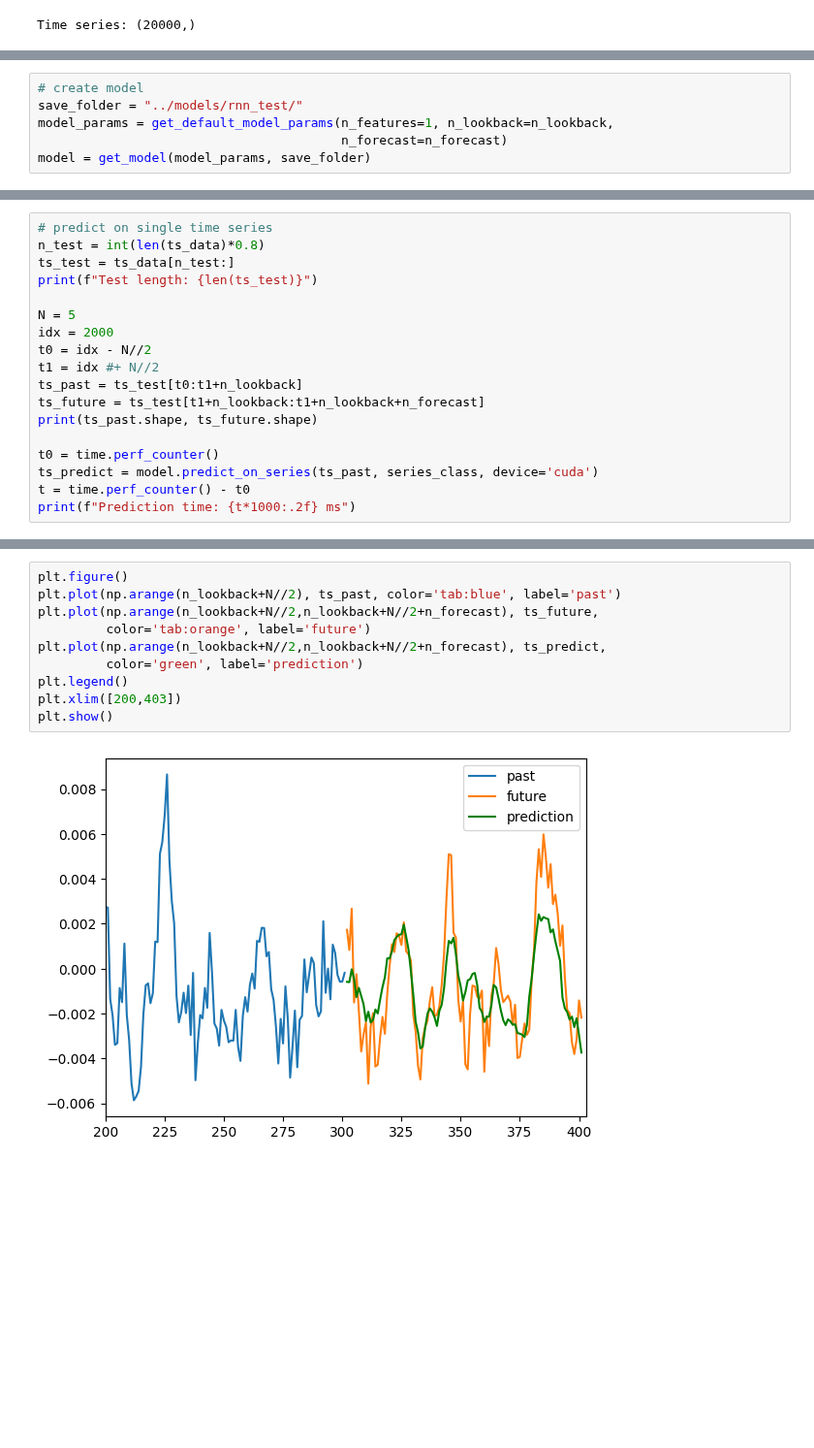
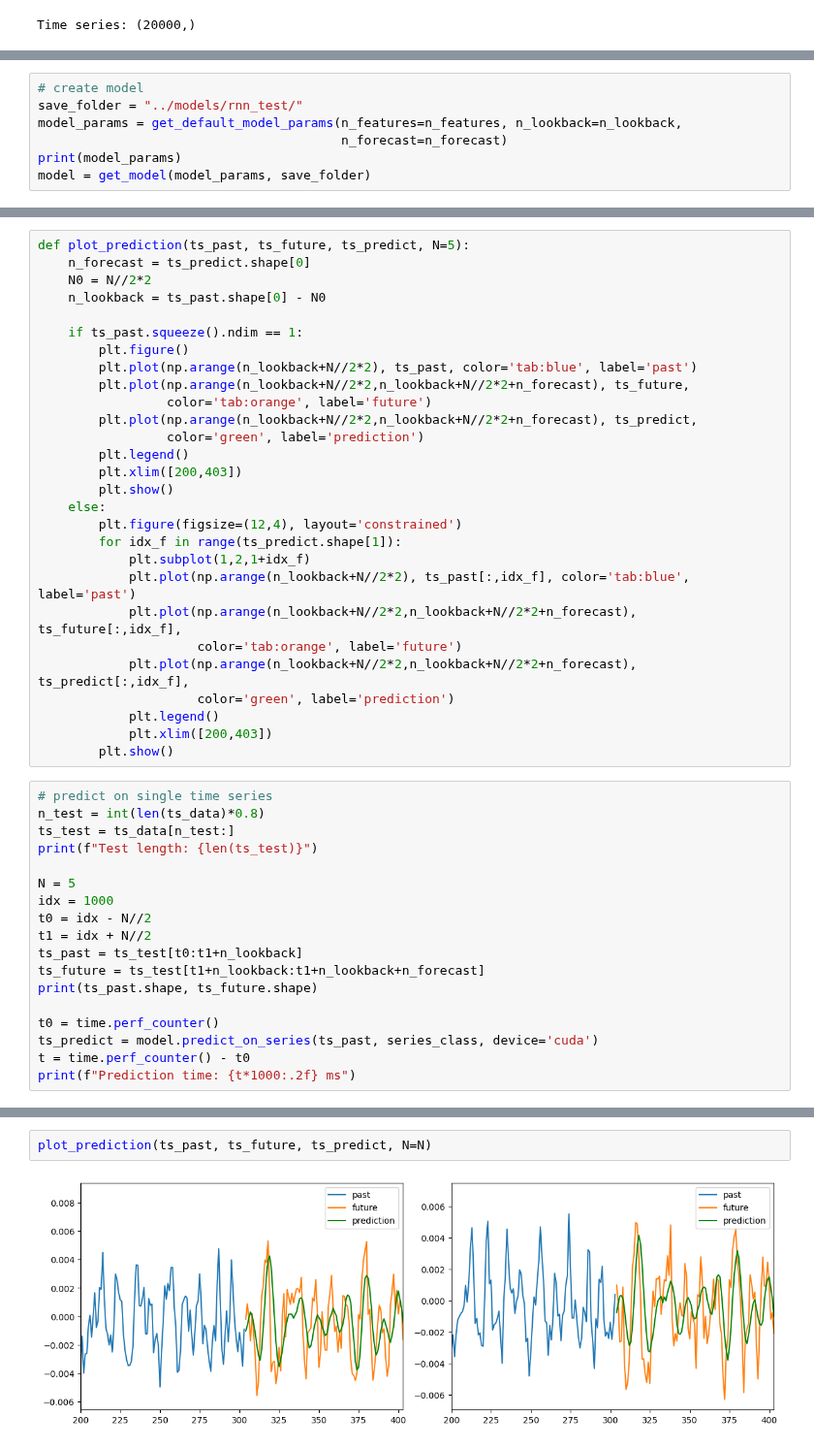
Before and after one commit to maxbalrog/laser-jitter, a Jupyter notebook: notebooks/production.ipynb, the cells around one changed output, grey strips where cells are left out. Shown at 97% size. Drawn from its saved outputs; the diff is of its cells as text; blank space fills up the shorter version.

```diff
--- a/notebooks/production.ipynb
+++ b/notebooks/production.ipynb
@@ -63,6 +81,7 @@ series_class, trainloader, testloader = get_datasets(ts_data, series_params,
 # %%
 # create model
 save_folder = "../models/rnn_test/"
-model_params = get_default_model_params(n_features=1, n_lookback=n_lookback,
+model_params = get_default_model_params(n_features=n_features, n_lookback=n_lookback,
                                         n_forecast=n_forecast)
+print(model_params)
 model = get_model(model_params, save_folder)
@@ -92,4 +113,32 @@ Training time: 149.93 seconds
 Model is trained. Saving the best model to ../models/rnn_test/.
+# %%
+def plot_prediction(ts_past, ts_future, ts_predict, N=5):
+    n_forecast = ts_predict.shape[0]
+    N0 = N//2*2
+    n_lookback = ts_past.shape[0] - N0
+
+    if ts_past.squeeze().ndim == 1:
+        plt.figure()
+        plt.plot(np.arange(n_lookback+N//2*2), ts_past, color='tab:blue', label='past')
+        plt.plot(np.arange(n_lookback+N//2*2,n_lookback+N//2*2+n_forecast), ts_future,
+                 color='tab:orange', label='future')
+        plt.plot(np.arange(n_lookback+N//2*2,n_lookback+N//2*2+n_forecast), ts_predict,
+                 color='green', label='prediction')
+        plt.legend()
+        plt.xlim([200,403])
+        plt.show()
+    else:
+        plt.figure(figsize=(12,4), layout='constrained')
+        for idx_f in range(ts_predict.shape[1]):
+            plt.subplot(1,2,1+idx_f)
+            plt.plot(np.arange(n_lookback+N//2*2), ts_past[:,idx_f], color='tab:blue', label='past')
+            plt.plot(np.arange(n_lookback+N//2*2,n_lookback+N//2*2+n_forecast), ts_future[:,idx_f],
+                     color='tab:orange', label='future')
+            plt.plot(np.arange(n_lookback+N//2*2,n_lookback+N//2*2+n_forecast), ts_predict[:,idx_f],
+                     color='green', label='prediction')
+            plt.legend()
+            plt.xlim([200,403])
+        plt.show()
 # %%
 # predict on single time series
 n_test = int(len(ts_data)*0.8)
@@ -97,9 +146,9 @@ ts_test = ts_data[n_test:]
 print(f"Test length: {len(ts_test)}")
 
 N = 5
-idx = 2000
+idx = 1000
 t0 = idx - N//2
-t1 = idx #+ N//2
+t1 = idx + N//2
 ts_past = ts_test[t0:t1+n_lookback]
 ts_future = ts_test[t1+n_lookback:t1+n_lookback+n_forecast]
 print(ts_past.shape, ts_future.shape)
@@ -115,12 +164,4 @@ Prediction time: 8.78 ms
 # %%
-plt.figure()
-plt.plot(np.arange(n_lookback+N//2), ts_past, color='tab:blue', label='past')
-plt.plot(np.arange(n_lookback+N//2,n_lookback+N//2+n_forecast), ts_future,
-         color='tab:orange', label='future')
-plt.plot(np.arange(n_lookback+N//2,n_lookback+N//2+n_forecast), ts_predict,
-         color='green', label='prediction')
-plt.legend()
-plt.xlim([200,403])
-plt.show()
+plot_prediction(ts_past, ts_future, ts_predict, N=N)
 # %% [output]
-[figure, old version]
+[figure, new version]
```
Also changed, not shown: parts of 7 cells of this notebook.
